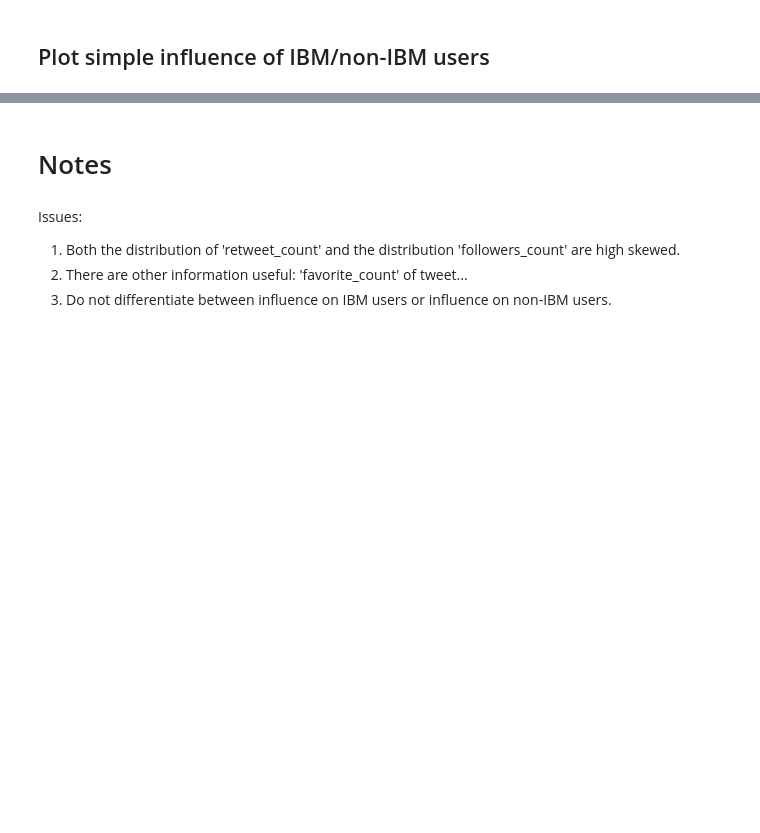
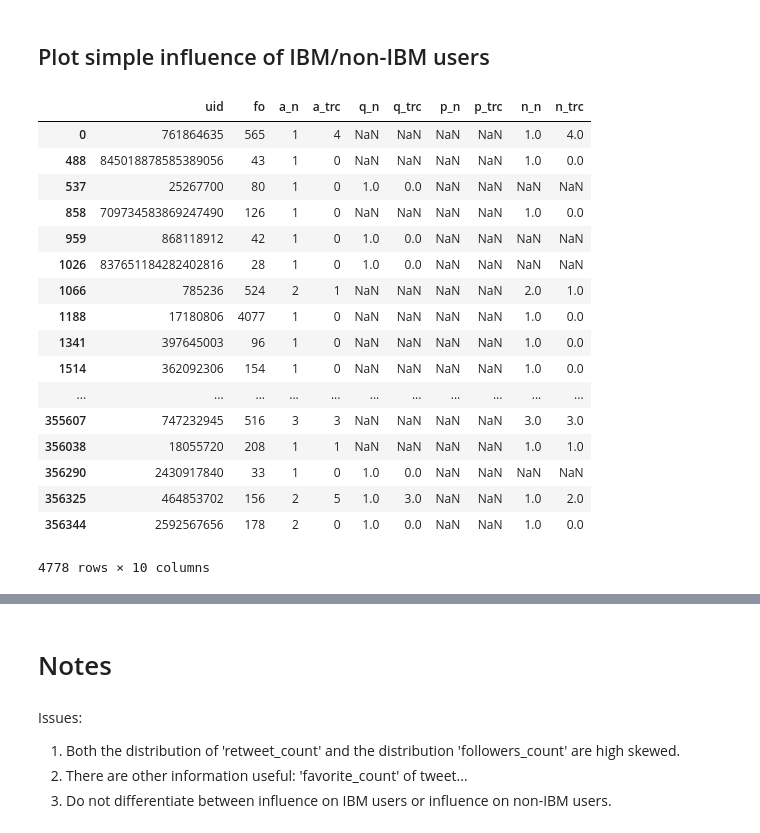
Before and after one commit to adamwang0705/ibm_tweets-analysis, a Jupyter notebook: develop/20170504-influence_plots.ipynb, the cells around one changed output, grey strips where cells are left out. Cells and saved outputs as stored; diff of their text form; code cells hidden in the pictures; blank space fills up the shorter version.

```diff
--- a/develop/20170504-influence_plots.ipynb
+++ b/develop/20170504-influence_plots.ipynb
@@ -372,6 +353,27 @@ if 1 == 1:
 
     m2_nonibm_cond = ~df['uid'].isin(m2_ibm_user_ids_set)
     df_m2_nonibm = df[m2_nonibm_cond]
+# %%
+df_m1_ibm[df_m1_ibm['fo'] * df_m1_ibm['a_n'] > 1]
+# %% [output]
+|  | uid | fo | a_n | a_trc | q_n | q_trc | p_n | p_trc | n_n | n_trc |
+| 0 | 761864635 | 565 | 1 | 4 | NaN | NaN | NaN | NaN | 1.0 | 4.0 |
+| 488 | 845018878585389056 | 43 | 1 | 0 | NaN | NaN | NaN | NaN | 1.0 | 0.0 |
+| 537 | 25267700 | 80 | 1 | 0 | 1.0 | 0.0 | NaN | NaN | NaN | NaN |
+| 858 | 709734583869247490 | 126 | 1 | 0 | NaN | NaN | NaN | NaN | 1.0 | 0.0 |
+| 959 | 868118912 | 42 | 1 | 0 | 1.0 | 0.0 | NaN | NaN | NaN | NaN |
+| 1026 | 837651184282402816 | 28 | 1 | 0 | 1.0 | 0.0 | NaN | NaN | NaN | NaN |
+| 1066 | 785236 | 524 | 2 | 1 | NaN | NaN | NaN | NaN | 2.0 | 1.0 |
+| 1188 | 17180806 | 4077 | 1 | 0 | NaN | NaN | NaN | NaN | 1.0 | 0.0 |
+| 1341 | 397645003 | 96 | 1 | 0 | NaN | NaN | NaN | NaN | 1.0 | 0.0 |
+| 1514 | 362092306 | 154 | 1 | 0 | NaN | NaN | NaN | NaN | 1.0 | 0.0 |
+| ... | ... | ... | ... | ... | ... | ... | ... | ... | ... | ... |
+| 355607 | 747232945 | 516 | 3 | 3 | NaN | NaN | NaN | NaN | 3.0 | 3.0 |
+| 356038 | 18055720 | 208 | 1 | 1 | NaN | NaN | NaN | NaN | 1.0 | 1.0 |
+| 356290 | 2430917840 | 33 | 1 | 0 | 1.0 | 0.0 | NaN | NaN | NaN | NaN |
+| 356325 | 464853702 | 156 | 2 | 5 | 1.0 | 3.0 | NaN | NaN | 1.0 | 2.0 |
+| 356344 | 2592567656 | 178 | 2 | 0 | 1.0 | 0.0 | NaN | NaN | 1.0 | 0.0 |
+4778 rows × 10 columns
 # %%
 simple_influence_m1_fig = os.path.join(FIG_DIR, 'simple_influence_m1.png')
 if 1 == 1:
```
Also changed, not shown: parts of 13 cells of this notebook, 17 other files.
